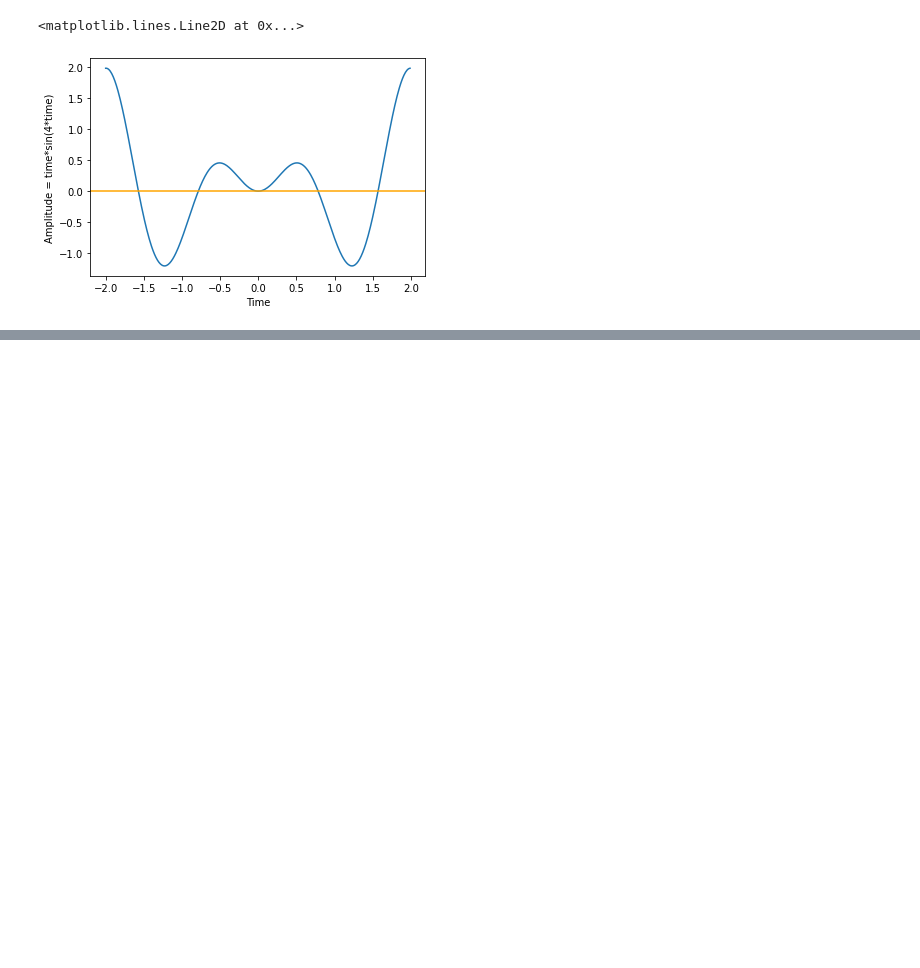
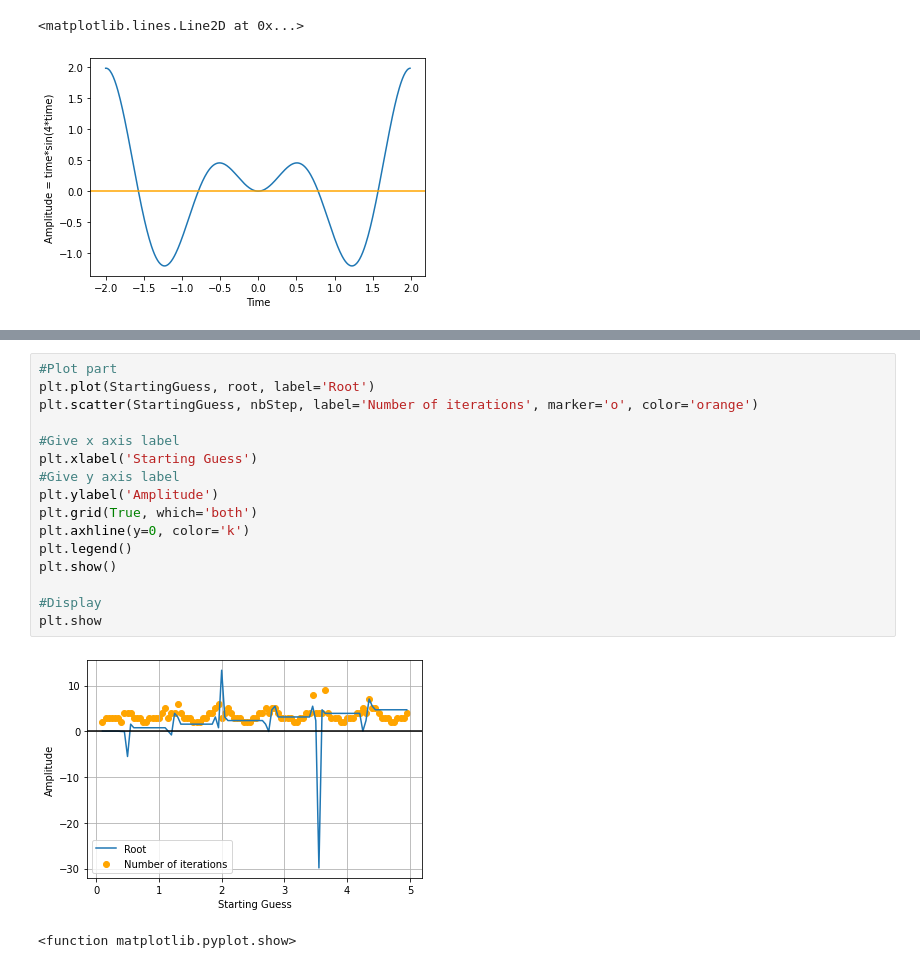
Before and after one commit to oburckard/PFE, a Jupyter notebook: Lab4.ipynb, the cells around one changed output, grey strips where cells are left out. Drawn from its saved outputs; the diff is of its cells as text; blank space fills up the shorter version.

```diff
--- a/Lab4.ipynb
+++ b/Lab4.ipynb
@@ -410,0 +533,19 @@ Required root is: 18.06415776
+# %%
+#Plot part
+plt.plot(StartingGuess, root, label='Root')
+plt.scatter(StartingGuess, nbStep, label='Number of iterations', marker='o', color='orange')
+
+#Give x axis label
+plt.xlabel('Starting Guess')
+#Give y axis label
+plt.ylabel('Amplitude')
+plt.grid(True, which='both')
+plt.axhline(y=0, color='k')
+plt.legend()
+plt.show()
+
+#Display
+plt.show
+# %% [output]
+[figure, added]
+<function matplotlib.pyplot.show>
```
Also changed, not shown: parts of 3 cells of this notebook.
